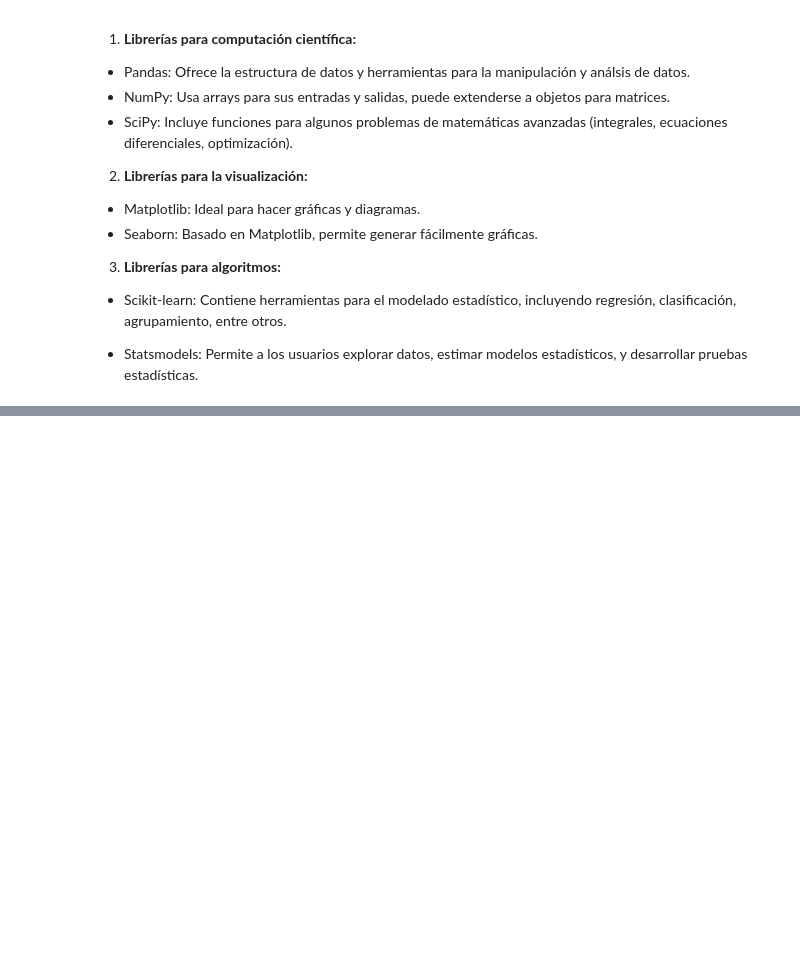
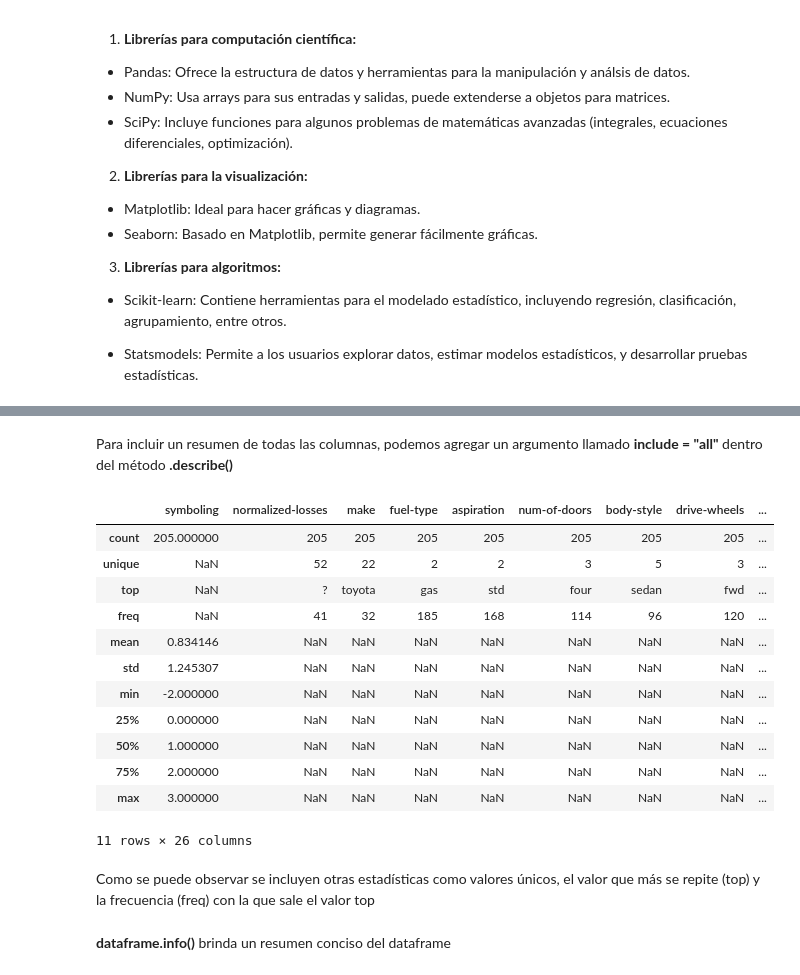
Before and after one commit to PosgradoMNA/actividades-de-aprendizaje-RobertoRomeroVielma-A00822314, a Jupyter notebook: Semana_4_Data_Analysis_with_Python_(IBM).ipynb, the cells around one changed output, grey strips where cells are left out. Cells and saved outputs as stored; diff of their text form; code cells hidden in the pictures; blank space fills up the shorter version.

```diff
--- a/Semana_4_Data_Analysis_with_Python_(IBM).ipynb
+++ b/Semana_4_Data_Analysis_with_Python_(IBM).ipynb
@@ -55,0 +79,2 @@ Una librería de Python es una colección de funciones y métodos que nos permit
+# %%
+url = "https://cf-courses-data.s3.us.cloud-object-storage.appdomain.cloud/IBMDeveloperSkillsNetwork-DA0101EN-SkillsNetwork/labs/Data%20files/auto.csv"
@@ -55,0 +99,2 @@ Una librería de Python es una colección de funciones y métodos que nos permit
+# %%
+df=pd.read_csv(url,header=None)
@@ -55,0 +127,5 @@ Una librería de Python es una colección de funciones y métodos que nos permit
+# %%
+headers = ["symboling","normalized-losses","make","fuel-type","aspiration", "num-of-doors","body-style",
+         "drive-wheels","engine-location","wheel-base", "length","width","height","curb-weight","engine-type",
+         "num-of-cylinders", "engine-size","fuel-system","bore","stroke","compression-ratio","horsepower",
+         "peak-rpm","city-mpg","highway-mpg","price"]
@@ -55,0 +134,2 @@ Una librería de Python es una colección de funciones y métodos que nos permit
+# %%
+df.columns=headers
@@ -55,0 +220,22 @@ Una librería de Python es una colección de funciones y métodos que nos permit
+# %% [markdown]
+Para incluir un resumen de todas las columnas, podemos agregar un argumento llamado **include = "all"** dentro del método **.describe()**
+# %%
+df.describe(include="all")
+# %% [output]
+|  | symboling | normalized-losses | make | fuel-type | aspiration | num-of-doors | body-style | drive-wheels | ... |
+| count | 205.000000 | 205 | 205 | 205 | 205 | 205 | 205 | 205 | ... |
+| unique | NaN | 52 | 22 | 2 | 2 | 3 | 5 | 3 | ... |
+| top | NaN | ? | toyota | gas | std | four | sedan | fwd | ... |
+| freq | NaN | 41 | 32 | 185 | 168 | 114 | 96 | 120 | ... |
+| mean | 0.834146 | NaN | NaN | NaN | NaN | NaN | NaN | NaN | ... |
+| std | 1.245307 | NaN | NaN | NaN | NaN | NaN | NaN | NaN | ... |
+| min | -2.000000 | NaN | NaN | NaN | NaN | NaN | NaN | NaN | ... |
+| 25% | 0.000000 | NaN | NaN | NaN | NaN | NaN | NaN | NaN | ... |
+| 50% | 1.000000 | NaN | NaN | NaN | NaN | NaN | NaN | NaN | ... |
+| 75% | 2.000000 | NaN | NaN | NaN | NaN | NaN | NaN | NaN | ... |
+| max | 3.000000 | NaN | NaN | NaN | NaN | NaN | NaN | NaN | ... |
+11 rows × 26 columns
+# %% [markdown]
+Como se puede observar se incluyen otras estadísticas como valores únicos, el valor que más se repite (top) y la frecuencia (freq) con la que sale el valor top
+# %% [markdown]
+**dataframe.info()** brinda un resumen conciso del dataframe
```
Also changed, not shown: parts of 33 cells of this notebook.
